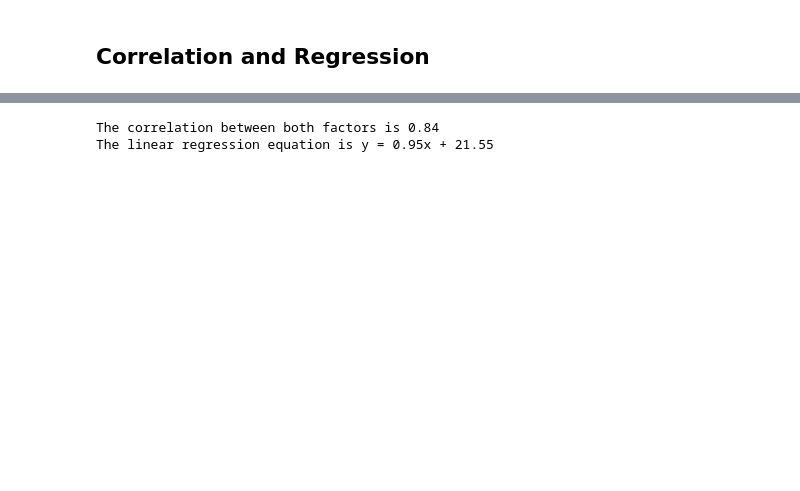
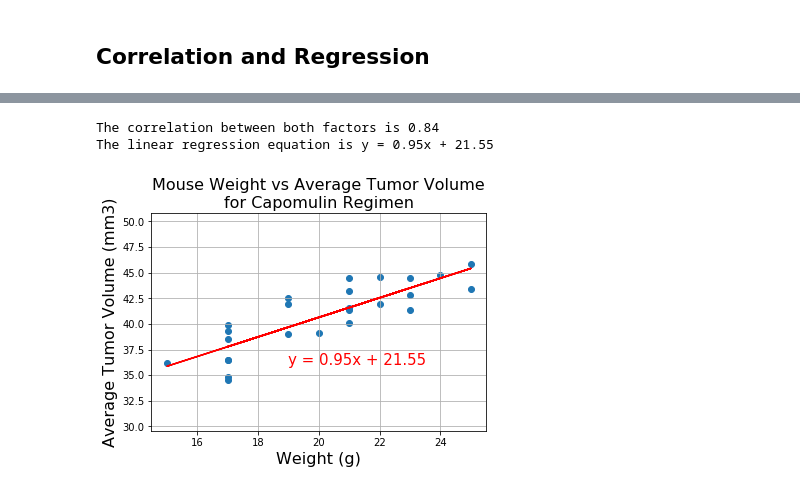
Before and after one commit to yaitouny/SMU_homework, a Jupyter notebook: 05-Matplotlib/Matplotlob - The Power of Plots/Pymaceuticals/pymaceuticals_starter.ipynb, the cells around one changed output, grey strips where cells are left out. Saved outputs shown, nothing was run; the diff lists cells and outputs as text; code cells hidden in the pictures; blank space fills up the shorter version.

```diff
--- a/05-Matplotlib/Matplotlob - The Power of Plots/Pymaceuticals/pymaceuticals_starter.ipynb
+++ b/05-Matplotlib/Matplotlob - The Power of Plots/Pymaceuticals/pymaceuticals_starter.ipynb
@@ -323,11 +314,11 @@ line_eq = "y = " + str(round(slope,2)) + "x + " + str(round(intercept,2))
 
 plt.scatter(x_values,y_values)
 plt.plot(x_values,regress_values,"r-")
-plt.annotate(line_eq,(6,10),fontsize=15,color="red")
+plt.annotate(line_eq,(19,36),fontsize=15,color="red")
 
 plt.xlabel('Weight (g)', fontsize = 16)
-plt.ylabel('Tumor Volume (mm3)', fontsize = 16)
-plt.title("Mouse Weight vs Average Tumor Volume for Capomulin Regimen", fontsize = 16)
+plt.ylabel('Average Tumor Volume (mm3)', fontsize = 16)
+plt.title("Mouse Weight vs Average Tumor Volume\nfor Capomulin Regimen", fontsize = 16)
 plt.ylim(min(y_values)-4.99, max(y_values)+4.99)
 
 print(f"The correlation between both factors is {round(corr[0],2)}")
@@ -342,2 +331,3 @@ plt.show()
 The correlation between both factors is 0.84
 The linear regression equation is y = 0.95x + 21.55
+[figure, added]
```
Also changed, not shown: parts of 8 cells of this notebook, 3 other files.
